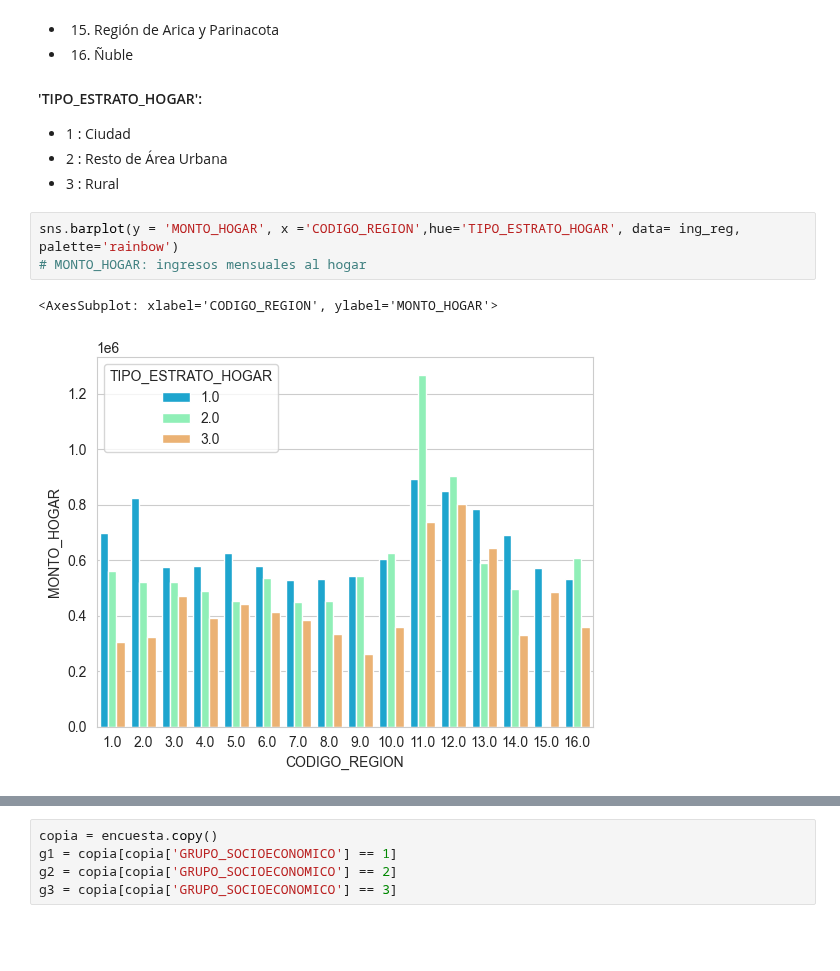
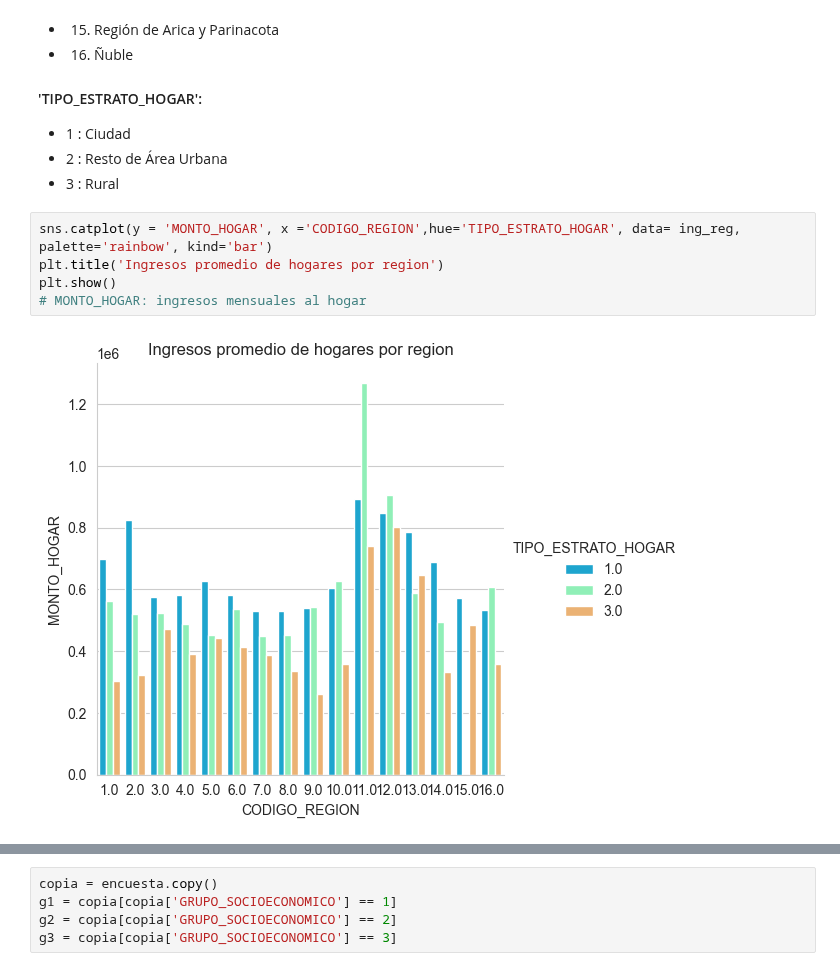
Before and after one commit to LunaGarces/Proyecto_Intro_Cn_Datos, a Jupyter notebook: p1.ipynb, the cells around one changed output, grey strips where cells are left out. Drawn from its saved outputs; the diff is of its cells as text; blank space fills up the shorter version.

```diff
--- a/p1.ipynb
+++ b/p1.ipynb
@@ -150,8 +104,9 @@ como primer paso se analizan las columnas relevantes una a una, para poder hacer
 - 2 : Resto de Área Urbana
 - 3 : Rural
 # %%
-sns.barplot(y = 'MONTO_HOGAR', x ='CODIGO_REGION',hue='TIPO_ESTRATO_HOGAR', data= ing_reg, palette='rainbow')
+sns.catplot(y = 'MONTO_HOGAR', x ='CODIGO_REGION',hue='TIPO_ESTRATO_HOGAR', data= ing_reg, palette='rainbow', kind='bar')
+plt.title('Ingresos promedio de hogares por region')
+plt.show()
 # MONTO_HOGAR: ingresos mensuales al hogar
 # %% [output]
-<AxesSubplot: xlabel='CODIGO_REGION', ylabel='MONTO_HOGAR'>
-[figure, old version]
+[figure, new version]
```
Also changed, not shown: parts of 8 cells of this notebook.
